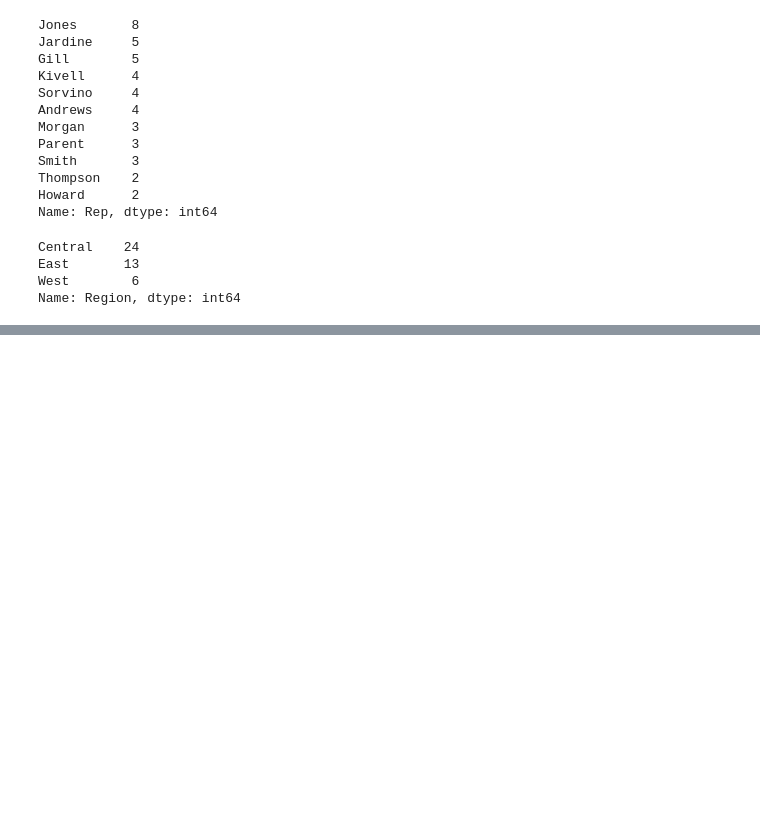
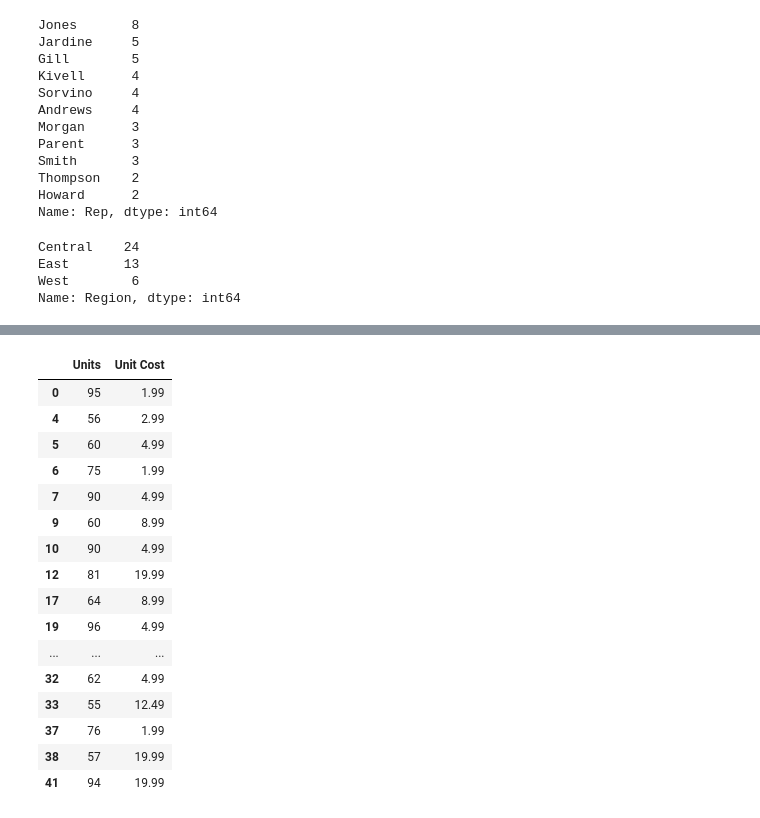
Before and after one commit to navi1910/Data-Science, a Jupyter notebook: Pandas/Operations with Pandas.ipynb, the cells around one changed output, grey strips where cells are left out. Saved outputs shown, nothing was run; the diff lists cells and outputs as text; code cells hidden in the pictures; blank space fills up the shorter version.

```diff
--- a/Pandas/Operations with Pandas.ipynb
+++ b/Pandas/Operations with Pandas.ipynb
@@ -191,0 +213,20 @@ Name: Region, dtype: int64
+# %%
+df[df['Units'] > 53][['Units', 'Unit Cost']]
+# %% [output]
+|  | Units | Unit Cost |
+| 0 | 95 | 1.99 |
+| 4 | 56 | 2.99 |
+| 5 | 60 | 4.99 |
+| 6 | 75 | 1.99 |
+| 7 | 90 | 4.99 |
+| 9 | 60 | 8.99 |
+| 10 | 90 | 4.99 |
+| 12 | 81 | 19.99 |
+| 17 | 64 | 8.99 |
+| 19 | 96 | 4.99 |
+| ... | ... | ... |
+| 32 | 62 | 4.99 |
+| 33 | 55 | 12.49 |
+| 37 | 76 | 1.99 |
+| 38 | 57 | 19.99 |
+| 41 | 94 | 19.99 |
```
Also changed, not shown: parts of 17 cells of this notebook.
